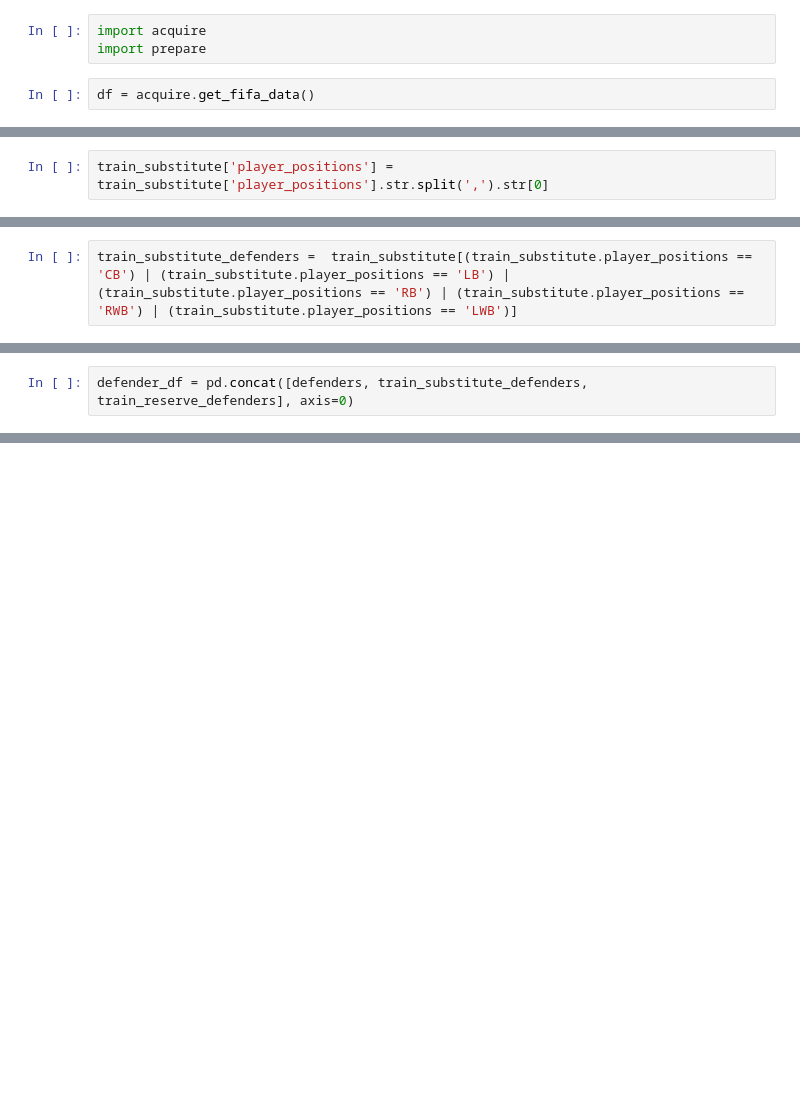
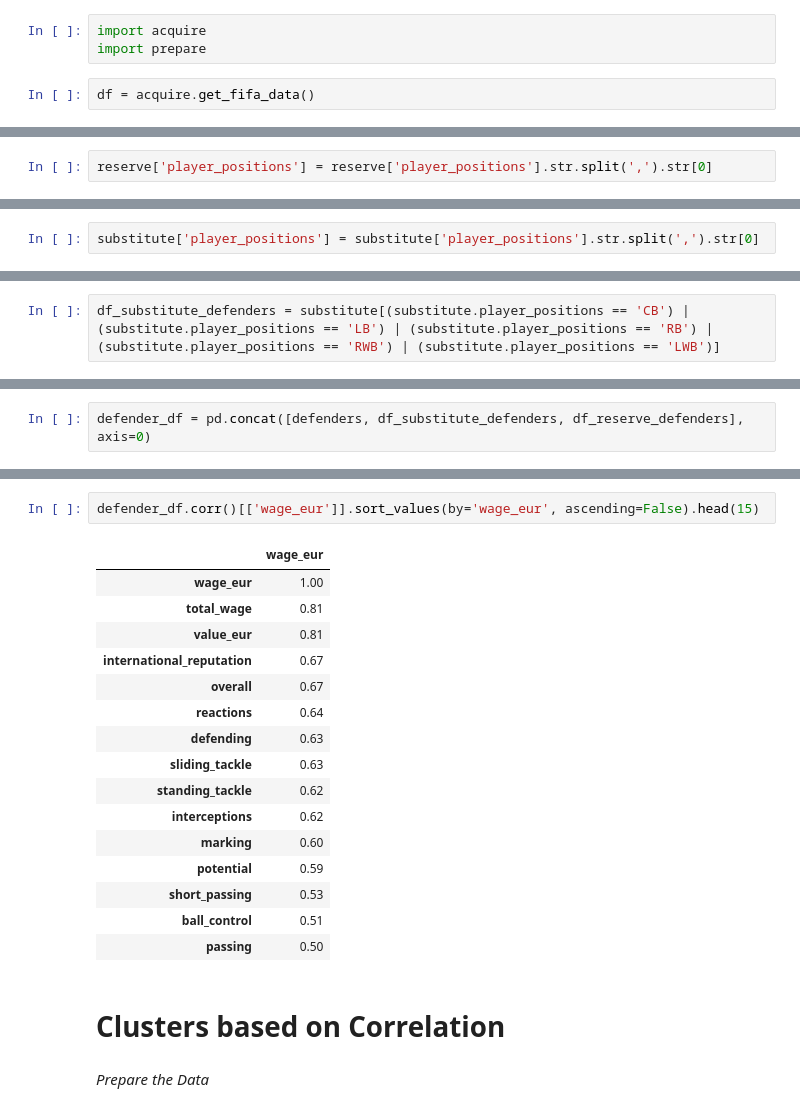
Before and after one commit to Jules-Ray-Kayla-Bert-Capstone-FiFA/fifa, a Jupyter notebook: Kayla.ipynb, the cells around one changed output, grey strips where cells are left out. Saved outputs shown, nothing was run; the diff lists cells and outputs as text; blank space fills up the shorter version.

```diff
--- a/Kayla.ipynb
+++ b/Kayla.ipynb
@@ -126 +95,3 @@ Name: player_positions, dtype: int64
+# %%
+reserve['player_positions'] = reserve['player_positions'].str.split(',').str[0]
 # %%
@@ -196,2 +110,2 @@ Name: player_positions, dtype: object
 # %%
-train_substitute['player_positions'] = train_substitute['player_positions'].str.split(',').str[0]
+substitute['player_positions'] = substitute['player_positions'].str.split(',').str[0]
@@ -244,2 +118,2 @@ train_substitute_midfielders =  train_substitute[(train_substitute.player_positi
 # %%
-train_substitute_defenders =  train_substitute[(train_substitute.player_positions == 'CB') | (train_substitute.player_positions == 'LB') | (train_substitute.player_positions == 'RB') | (train_substitute.player_positions == 'RWB') | (train_substitute.player_positions == 'LWB')]
+df_substitute_defenders = substitute[(substitute.player_positions == 'CB') | (substitute.player_positions == 'LB') | (substitute.player_positions == 'RB') | (substitute.player_positions == 'RWB') | (substitute.player_positions == 'LWB')]
@@ -254,2 +128,2 @@ midfielder_df = pd.concat([midfielders, train_substitute_midfielders, train_rese
 # %%
-defender_df = pd.concat([defenders, train_substitute_defenders, train_reserve_defenders], axis=0)
+defender_df = pd.concat([defenders, df_substitute_defenders, df_reserve_defenders], axis=0)
@@ -271,0 +174,23 @@ defender_df.shape
+# %%
+defender_df.corr()[['wage_eur']].sort_values(by='wage_eur', ascending=False).head(15)
+# %% [output]
+|  | wage_eur |
+| wage_eur | 1.00 |
+| total_wage | 0.81 |
+| value_eur | 0.81 |
+| international_reputation | 0.67 |
+| overall | 0.67 |
+| reactions | 0.64 |
+| defending | 0.63 |
+| sliding_tackle | 0.63 |
+| standing_tackle | 0.62 |
+| interceptions | 0.62 |
+| marking | 0.60 |
+| potential | 0.59 |
+| short_passing | 0.53 |
+| ball_control | 0.51 |
+| passing | 0.50 |
+# %% [markdown]
+# Clusters based on Correlation
+# %% [markdown]
+_Prepare the Data_
```
Also changed, not shown: parts of 108 cells of this notebook.
